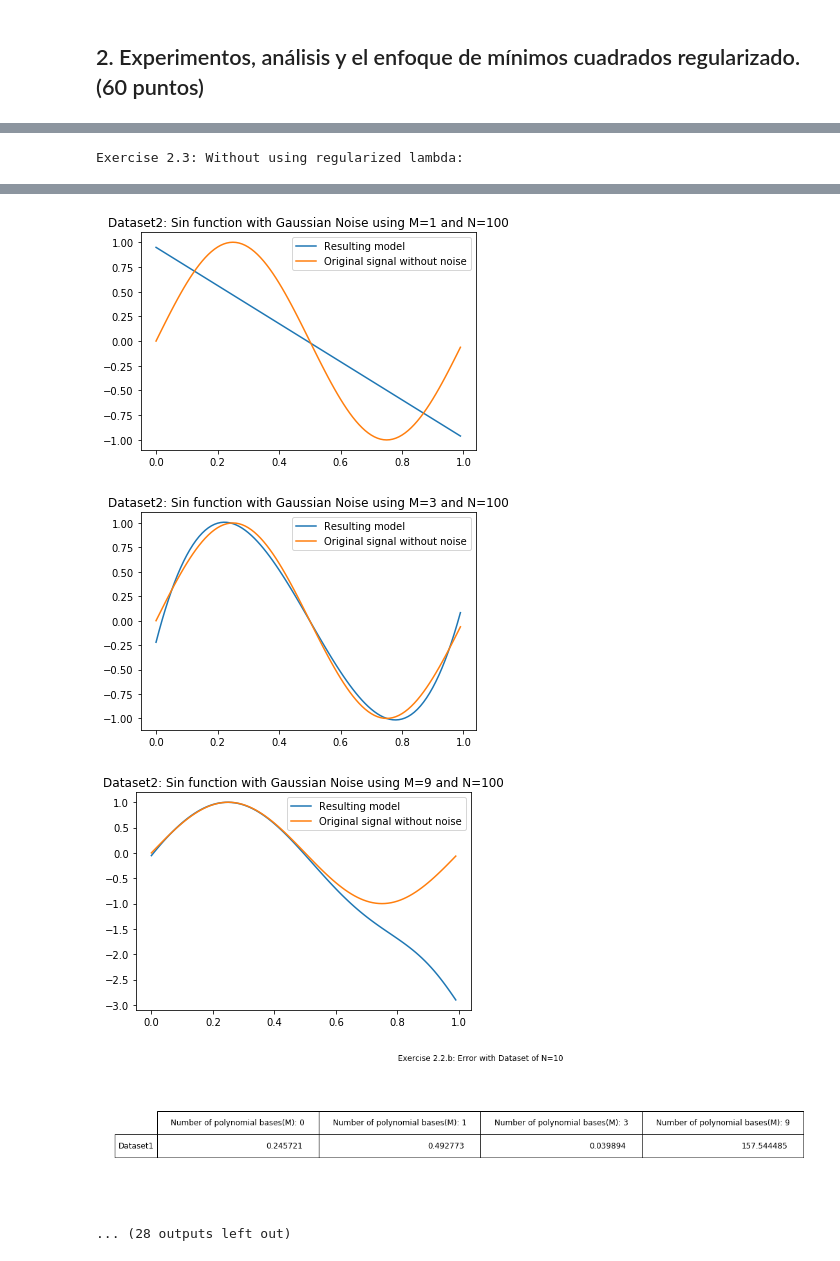
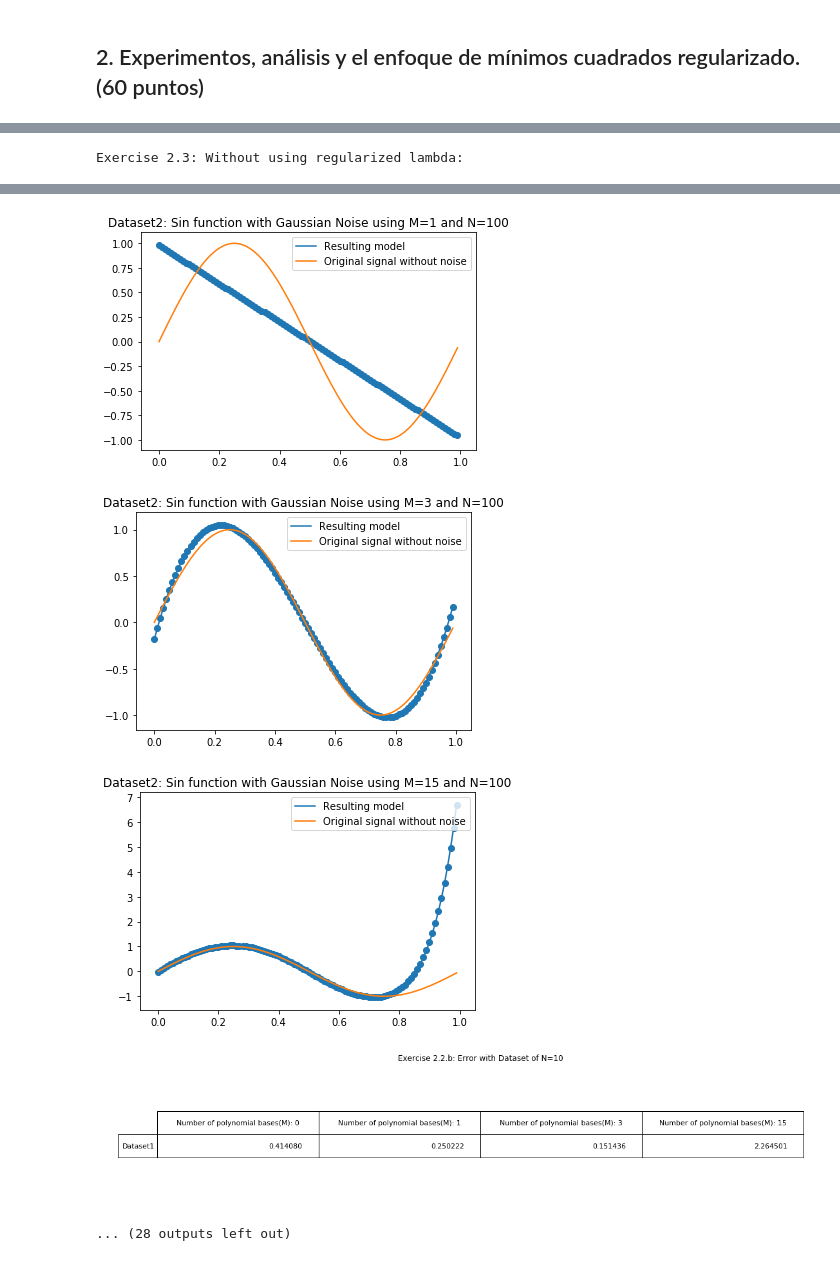
Before and after one commit to fmejias/CienciasDeLosDatosTEC, a Jupyter notebook: AprendizajeAutomatico/TP2/TP2.ipynb, the cells around one changed output, grey strips where cells are left out. Cells and saved outputs as stored; diff of their text form; code cells hidden in the pictures.

```diff
--- a/AprendizajeAutomatico/TP2/TP2.ipynb
+++ b/AprendizajeAutomatico/TP2/TP2.ipynb
@@ -408,6 +408,9 @@ Se puede utilizar la función umbral. Los valores de probabilidad resultantes de
 # %% [markdown]
 ## 2. Experimentos, análisis y el enfoque de mínimos cuadrados regularizado. (60 puntos)
 # %%
+M_VALUES = [0, 1, 3, 15]
+LAMBDA_VALUES = [0.0005, 0, 1]
+
 def generate_signal(x, stdNoise=0.1):
     """
     Creates the observation array t, from a sinusoidal wave
@@ -437,12 +440,13 @@ def plot_scattered_signal(x, y, title):
 def plot_continuous_signal(x, y1, y_real, title):
     # Scatter of the noisy signal
     plt.plot(x, y1, x, y_real);
+    plt.scatter(x, y1);
     plt.title(title)
     plt.legend(('Resulting model', 'Original signal without noise'),
            loc='upper right')
     plt.show()
 
-def get_optimum_w_using_lambda(x, t, M, lambdaF=0.0005):
+def get_optimum_w_using_lambda(x, t, M, lambdaF):
     # Create base matrix X
     X = np.tile(x,(M,1)).T
 
@@ -521,7 +525,7 @@ def calculate_error_exercise_2_2(X_train, X_test, T_train, T_test, dataset):
     wOptPerM = []
     errors = []
     # Train model for DataSet1
-    for M in [0, 1, 3, 9]:
+    for M in M_VALUES:
       # Get optimum value for specific M
       wOpt = get_optimum_w_using_summation(X_train, T_train, M)
       wOptPerM.append((wOpt, M))
@@ -544,12 +548,12 @@ def calculate_error_exercise_2_2(X_train, X_test, T_train, T_test, dataset):
 
 def calculate_error_exercise_2_3(X_train, X_test, T_train, T_test, dataset):
     errors = []
-    for lambdaF in [0.0005, 0, 1]:
+    for lambdaF in LAMBDA_VALUES:
       wOptPerM = []
       # Train model for DataSet1
-      for M in [0, 1, 3, 9]:
+      for M in M_VALUES:
         # Get optimum value for specific M
-        wOpt = get_optimum_w_using_lambda(X_train, T_train, M)
+        wOpt = get_optimum_w_using_lambda(X_train, T_train, M, lambdaF)
         wOptPerM.append((wOpt, M))
 
       # Get all Estimated Y
@@ -572,7 +576,7 @@ def calculate_error_exercise_2_3(X_train, X_test, T_train, T_test, dataset):
 
 def plotPolynomialRegressionErrorTable(error, rowsLabel, title, loc='center'):
     #Table definition
-    colLabel = ['Number of polynomial bases(M): %d' % M for M in [0, 1, 3, 9]]
+    colLabel = ['Number of polynomial bases(M): %d' % M for M in M_VALUES]
 
     #plot errors
     fig, ax = plt.subplots()
@@ -622,7 +626,7 @@ def test_exercise2():
 
     def test_exercise_2_2(x1, t1, y1_real, x2, t2, y2_real):
       # For Dataset x1 and t1
-      for M in [0, 1, 3, 9]:
+      for M in M_VALUES:
         # Get optimum value
         wOpt = get_optimum_w_using_summation(x1, t1, M)
         # Plot Fit Y Estimated
@@ -631,7 +635,7 @@ def test_exercise2():
         plot_continuous_signal(x1, y1, y1_real, "Dataset1: Sin function with Gaussian Noise using M=" + str(M)+ " and N=10")
 
       # For Dataset x2 and t2
-      for M in [0, 1, 3, 9]:
+      for M in M_VALUES:
         # Get optimum value
         wOpt = get_optimum_w_using_summation(x2, t2, M)
         # Plot Fit Y Estimated
@@ -640,9 +644,9 @@ def test_exercise2():
         plot_continuous_signal(x2, y2, y2_real, "Dataset2: Sin function with Gaussian Noise using M=" + str(M) + " and N=100")
 
     def test_exercise_2_3(x1, t1, y1_real, x2, t2, y2_real):
-      for lambdaF in [0.0005, 0, 1]:
+      for lambdaF in LAMBDA_VALUES:
         # For Dataset x1 and t1
-        for M in [0, 1, 3, 9]:
+        for M in M_VALUES:
           # Get optimum value
           wOpt = get_optimum_w_using_lambda(x1, t1, M, lambdaF)
           # Plot Fit Y Estimated
@@ -651,7 +655,7 @@ def test_exercise2():
           plot_continuous_signal(x1, y1, y1_real, "Dataset1: Sin function with Gaussian Noise using M=" + str(M)+ " and N=10 and lambda=" + str(lambdaF))
 
         # For Dataset x2 and t2
-        for M in [0, 1, 3, 9]:
+        for M in M_VALUES:
           # Get optimum value
           wOpt = get_optimum_w_using_lambda(x2, t2, M, lambdaF)
           # Plot Fit Y Estimated
@@ -704,5 +708,5 @@ Exercise 2.3: Without using regularized lambda:
-[figure, old version]
+[figure, new version]
-[figure, old version]
+[figure, new version]
-[figure, old version]
+[figure, new version]
-[figure, old version]
+[figure, new version]
 ... (28 outputs left out)
```
Also changed, not shown: parts of 3 cells of this notebook.
